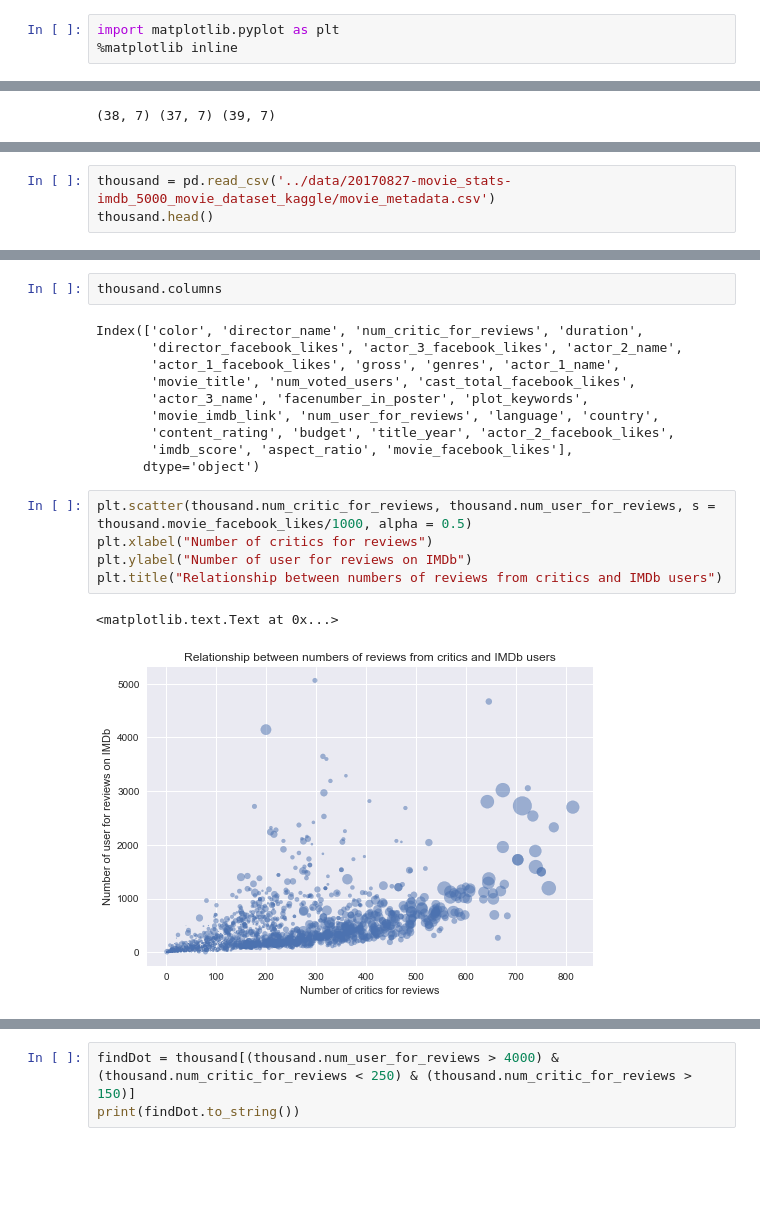
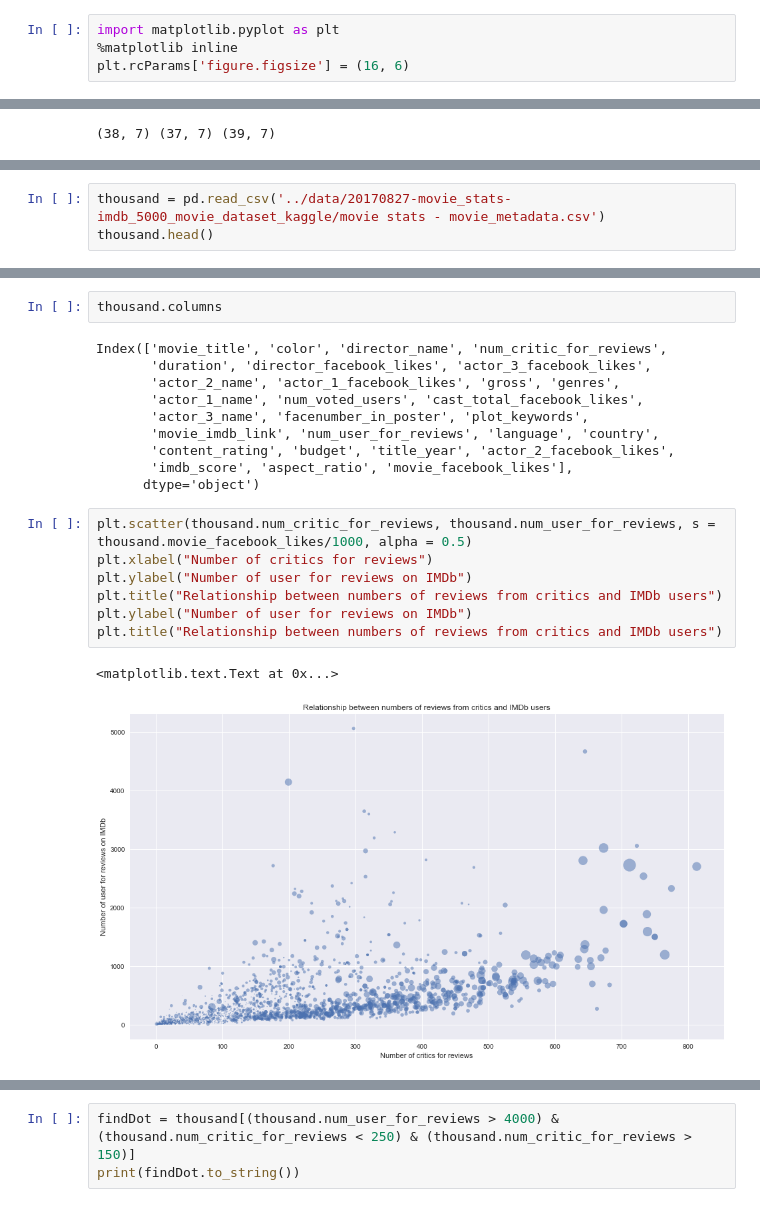
Before and after one commit to diaorch/gwcDemo, a Jupyter notebook: python/20170827.ipynb, the cells around one changed output, grey strips where cells are left out. Cells and saved outputs as stored; diff of their text form; blank space fills up the shorter version.

```diff
--- a/python/20170827.ipynb
+++ b/python/20170827.ipynb
@@ -25,6 +25,7 @@ dead_budget.head()
 # %%
 import matplotlib.pyplot as plt
 %matplotlib inline
+plt.rcParams['figure.figsize'] = (16, 6)
 # %%
 plt.plot(dead['Count'], dead['IMDB_score'])
 plt.xlabel("Dead body counts")
@@ -198,4 +213,4 @@ sns.boxplot(data = dead_per_min_group, x = 'Year', y = 'IMDB_score', palette = '
 # %%
-thousand = pd.read_csv('../data/20170827-movie_stats-imdb_5000_movie_dataset_kaggle/movie_metadata.csv')
+thousand = pd.read_csv('../data/20170827-movie_stats-imdb_5000_movie_dataset_kaggle/movie stats - movie_metadata.csv')
 thousand.head()
 # %% [output]
@@ -209,10 +224,10 @@ thousand.head()
 # %%
 thousand.columns
 # %% [output]
-Index(['color', 'director_name', 'num_critic_for_reviews', 'duration',
-       'director_facebook_likes', 'actor_3_facebook_likes', 'actor_2_name',
-       'actor_1_facebook_likes', 'gross', 'genres', 'actor_1_name',
-       'movie_title', 'num_voted_users', 'cast_total_facebook_likes',
+Index(['movie_title', 'color', 'director_name', 'num_critic_for_reviews',
+       'duration', 'director_facebook_likes', 'actor_3_facebook_likes',
+       'actor_2_name', 'actor_1_facebook_likes', 'gross', 'genres',
+       'actor_1_name', 'num_voted_users', 'cast_total_facebook_likes',
        'actor_3_name', 'facenumber_in_poster', 'plot_keywords',
        'movie_imdb_link', 'num_user_for_reviews', 'language', 'country',
        'content_rating', 'budget', 'title_year', 'actor_2_facebook_likes',
@@ -221,8 +236,10 @@ Index(['color', 'director_name', 'num_critic_for_reviews', 'duration',
 # %%
 plt.scatter(thousand.num_critic_for_reviews, thousand.num_user_for_reviews, s = thousand.movie_facebook_likes/1000, alpha = 0.5)
 plt.xlabel("Number of critics for reviews")
 plt.ylabel("Number of user for reviews on IMDb")
 plt.title("Relationship between numbers of reviews from critics and IMDb users")
+plt.ylabel("Number of user for reviews on IMDb")
+plt.title("Relationship between numbers of reviews from critics and IMDb users")
 # %% [output]
 <matplotlib.text.Text at 0x...>
-[figure, old version]
+[figure, new version]
```
Also changed, not shown: parts of 33 cells of this notebook.
